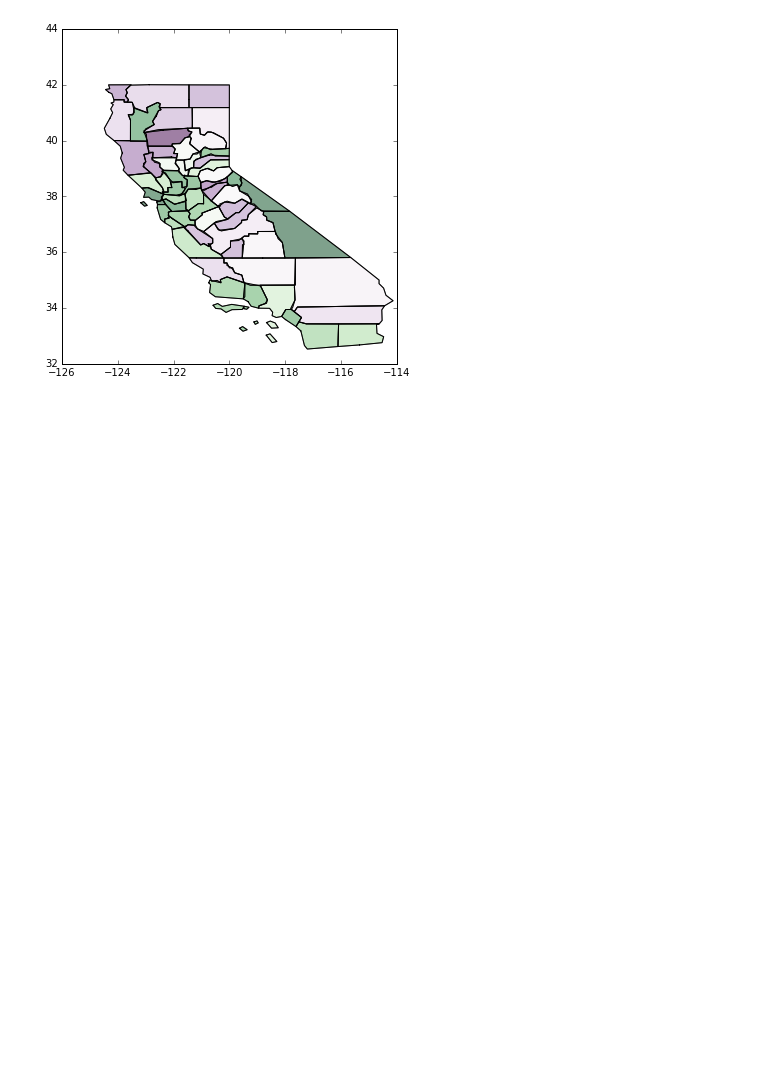
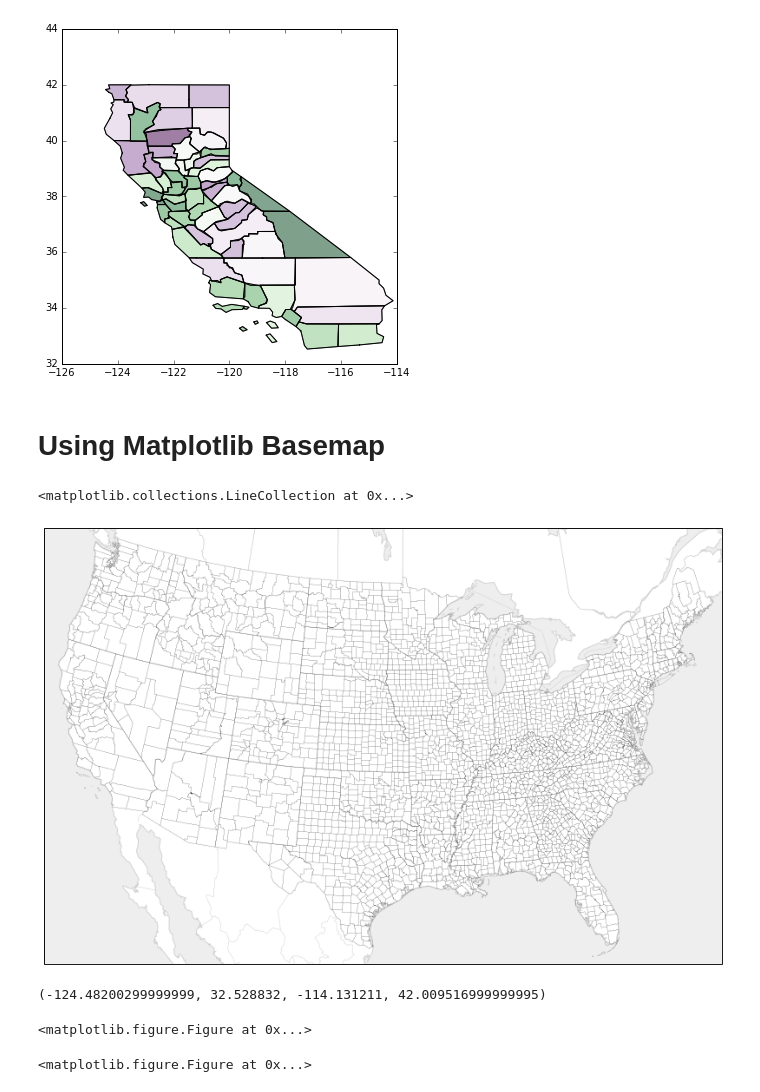
Before and after one commit to CivicKnowledge/census-bundles, a Jupyter notebook: census.gov/tiger-2015/States Display.ipynb, the cells around one changed output. Cells and saved outputs as stored; diff of their text form; code cells hidden in the pictures; blank space fills up the shorter version.

```diff
--- a/census.gov/tiger-2015/States Display.ipynb
+++ b/census.gov/tiger-2015/States Display.ipynb
@@ -72,3 +85,54 @@ count_parks.plot(column='p_parkacc', colormap='PRGn')
 # %% [output]
 <matplotlib.axes._subplots.AxesSubplot at 0x...>
 [figure]
+# %% [markdown]
+# Using Matplotlib Basemap
+# %%
+import matplotlib.pyplot as plt
+from mpl_toolkits.basemap import Basemap
+
+plt.figure(figsize=(14, 10))
+m = Basemap(projection='lcc', # Lambert conformal projection
+               resolution='l', # # Low resolution boundary lines
+               # Extents of the map, in lat/lon
+               llcrnrlon=-119, urcrnrlon=-64, llcrnrlat=22, urcrnrlat=49,
+               # Standard parallels; parameters of the projection
+               lat_1=33, lat_2=45,
+               # Central point
+               lon_0=-95,
+               area_thresh=10000 # DOn't plot features with area smaller than this
+           )
+
+# Draw map background
+m.fillcontinents(color='white', lake_color='#eeeeee')
+m.drawstates(color='lightgray')
+m.drawcoastlines(color='lightgray')
+m.drawcountries(color='lightgray')
+m.drawmapboundary(fill_color='#eeeeee')
+m.drawcounties()
+# %% [output]
+<matplotlib.collections.LineCollection at 0x...>
+[figure, added]
+# %%
+from shapely.wkt import loads
+
+ca = next(row for row in states_p if row.stusps == 'CA')
+geo = loads(ca.geometry)
+
+geo.bounds #(minx, miny, maxx, maxy) -> (llcrnrlon, llcrnrlat, urcrnrlon, urcrnrlat)
+
+plt.figure(figsize=(9, 12))
+m = Basemap(projection='lcc', # Lambert conformal projection
+               resolution='l', # # Low resolution boundary lines
+               # Extents of the map, in lat/lon
+               llcrnrlon=-119, urcrnrlon=-64, llcrnrlat=22, urcrnrlat=49,
+               # Standard parallels; parameters of the projection
+               lat_1=33, lat_2=45,
+               # Central point
+               lon_0=-95,
+               area_thresh=10000 # DOn't plot features with area smaller than this
+           )
+# %% [output]
+(-124.48200299999999, 32.528832, -114.131211, 42.009516999999995)
+<matplotlib.figure.Figure at 0x...>
+<matplotlib.figure.Figure at 0x...>
```
Also changed, not shown: parts of 11 cells of this notebook.
